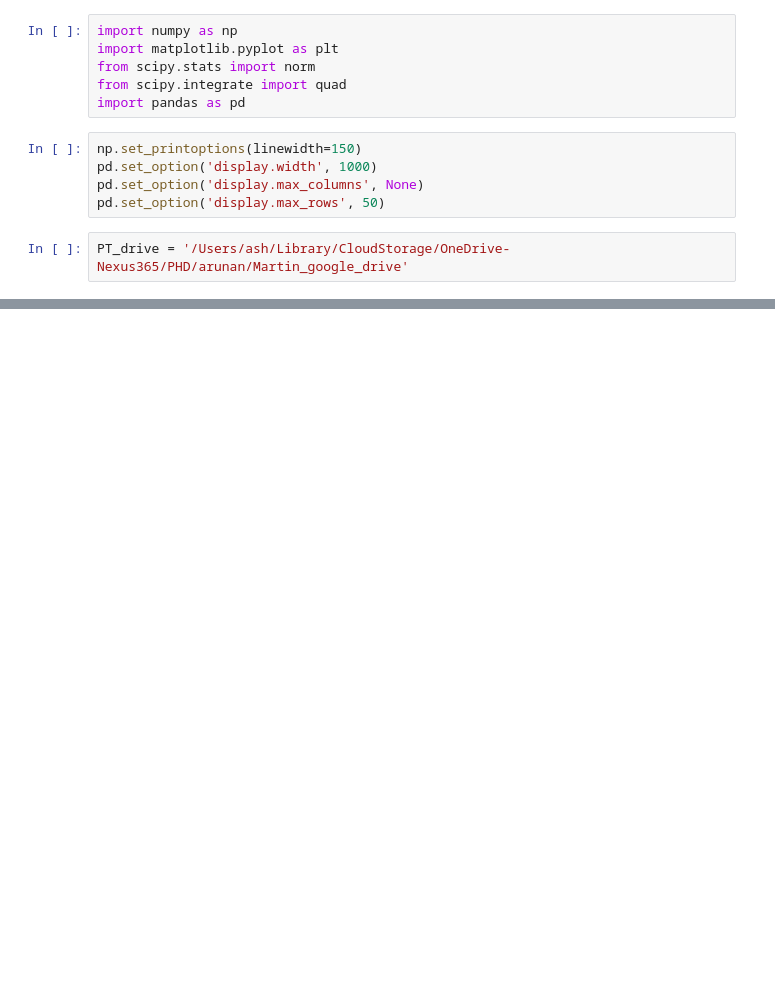
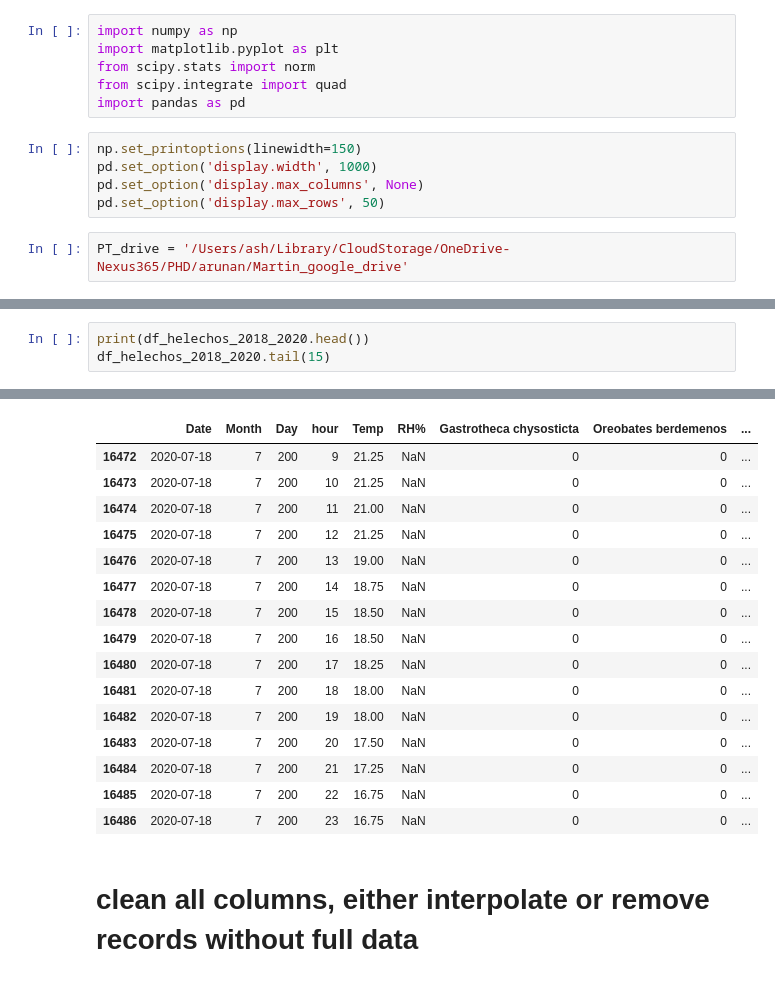
Before and after one commit to ash2d/yungas_aruna, a Jupyter notebook: helechos_node.ipynb, the cells around one changed output, grey strips where cells are left out. Saved outputs shown, nothing was run; the diff lists cells and outputs as text; blank space fills up the shorter version.

```diff
--- a/helechos_node.ipynb
+++ b/helechos_node.ipynb
@@ -186,0 +385,4 @@ plt.show()
+# %%
+print(df_helechos_2018_2020.head())
+df_helechos_2018_2020.tail(15)
+# %% [output]
@@ -186,0 +395,18 @@ plt.show()
+|  | Date | Month | Day | hour | Temp | RH% | Gastrotheca chysosticta | Oreobates berdemenos | ... |
+| 16472 | 2020-07-18 | 7 | 200 | 9 | 21.25 | NaN | 0 | 0 | ... |
+| 16473 | 2020-07-18 | 7 | 200 | 10 | 21.25 | NaN | 0 | 0 | ... |
+| 16474 | 2020-07-18 | 7 | 200 | 11 | 21.00 | NaN | 0 | 0 | ... |
+| 16475 | 2020-07-18 | 7 | 200 | 12 | 21.25 | NaN | 0 | 0 | ... |
+| 16476 | 2020-07-18 | 7 | 200 | 13 | 19.00 | NaN | 0 | 0 | ... |
+| 16477 | 2020-07-18 | 7 | 200 | 14 | 18.75 | NaN | 0 | 0 | ... |
+| 16478 | 2020-07-18 | 7 | 200 | 15 | 18.50 | NaN | 0 | 0 | ... |
+| 16479 | 2020-07-18 | 7 | 200 | 16 | 18.50 | NaN | 0 | 0 | ... |
+| 16480 | 2020-07-18 | 7 | 200 | 17 | 18.25 | NaN | 0 | 0 | ... |
+| 16481 | 2020-07-18 | 7 | 200 | 18 | 18.00 | NaN | 0 | 0 | ... |
+| 16482 | 2020-07-18 | 7 | 200 | 19 | 18.00 | NaN | 0 | 0 | ... |
+| 16483 | 2020-07-18 | 7 | 200 | 20 | 17.50 | NaN | 0 | 0 | ... |
+| 16484 | 2020-07-18 | 7 | 200 | 21 | 17.25 | NaN | 0 | 0 | ... |
+| 16485 | 2020-07-18 | 7 | 200 | 22 | 16.75 | NaN | 0 | 0 | ... |
+| 16486 | 2020-07-18 | 7 | 200 | 23 | 16.75 | NaN | 0 | 0 | ... |
+# %% [markdown]
+# clean all columns, either interpolate or remove records without full data
```
Also changed, not shown: parts of 24 cells of this notebook, 3 other files.
